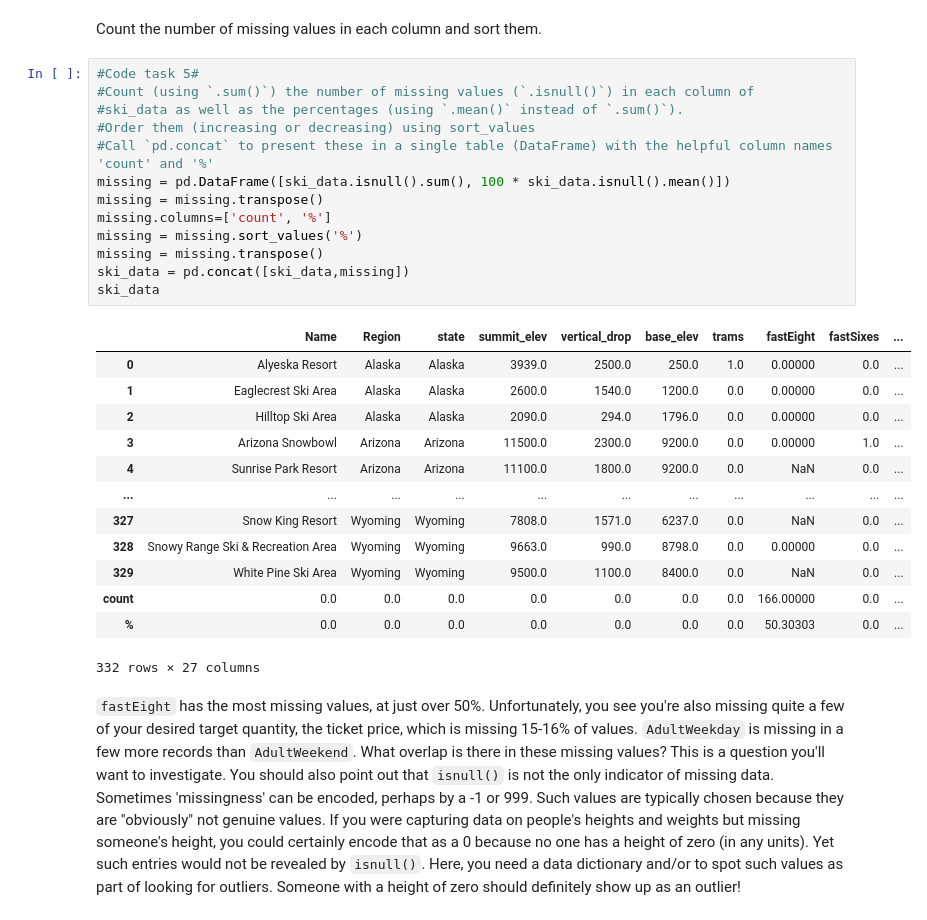
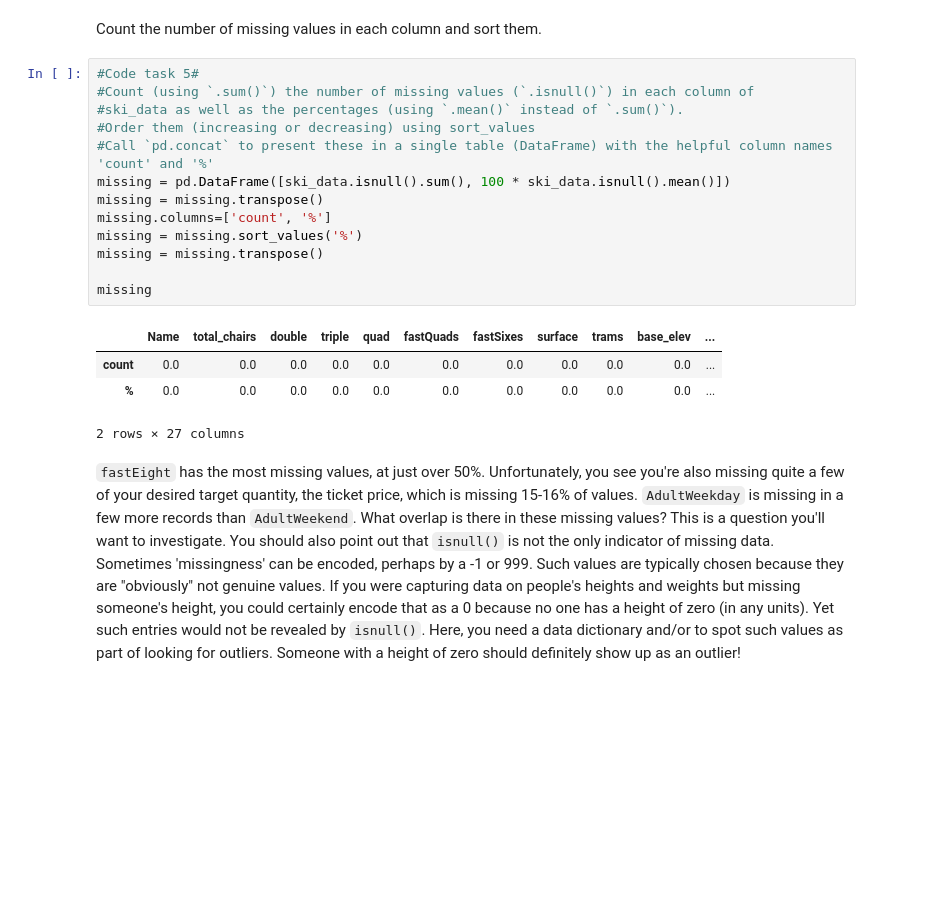
Before and after one commit to JackCWolf/DataScienceGuidedCapstone, a Jupyter notebook: Notebooks/02_data_wrangling.ipynb, the cells around one changed output. Saved outputs shown, nothing was run; the diff lists cells and outputs as text; blank space fills up the shorter version.

```diff
--- a/Notebooks/02_data_wrangling.ipynb
+++ b/Notebooks/02_data_wrangling.ipynb
@@ -165,30 +165,21 @@ Count the number of missing values in each column and sort them.
 # %%
 #Code task 5#
 #Count (using `.sum()`) the number of missing values (`.isnull()`) in each column of
 #ski_data as well as the percentages (using `.mean()` instead of `.sum()`).
 #Order them (increasing or decreasing) using sort_values
 #Call `pd.concat` to present these in a single table (DataFrame) with the helpful column names 'count' and '%'
 missing = pd.DataFrame([ski_data.isnull().sum(), 100 * ski_data.isnull().mean()])
 missing = missing.transpose()
 missing.columns=['count', '%']
 missing = missing.sort_values('%')
 missing = missing.transpose()
-ski_data = pd.concat([ski_data,missing])
-ski_data
+
+missing
 # %% [output]
-|  | Name | Region | state | summit_elev | vertical_drop | base_elev | trams | fastEight | fastSixes | ... |
-| 0 | Alyeska Resort | Alaska | Alaska | 3939.0 | 2500.0 | 250.0 | 1.0 | 0.00000 | 0.0 | ... |
-| 1 | Eaglecrest Ski Area | Alaska | Alaska | 2600.0 | 1540.0 | 1200.0 | 0.0 | 0.00000 | 0.0 | ... |
-| 2 | Hilltop Ski Area | Alaska | Alaska | 2090.0 | 294.0 | 1796.0 | 0.0 | 0.00000 | 0.0 | ... |
-| 3 | Arizona Snowbowl | Arizona | Arizona | 11500.0 | 2300.0 | 9200.0 | 0.0 | 0.00000 | 1.0 | ... |
-| 4 | Sunrise Park Resort | Arizona | Arizona | 11100.0 | 1800.0 | 9200.0 | 0.0 | NaN | 0.0 | ... |
-| ... | ... | ... | ... | ... | ... | ... | ... | ... | ... | ... |
-| 327 | Snow King Resort | Wyoming | Wyoming | 7808.0 | 1571.0 | 6237.0 | 0.0 | NaN | 0.0 | ... |
-| 328 | Snowy Range Ski & Recreation Area | Wyoming | Wyoming | 9663.0 | 990.0 | 8798.0 | 0.0 | 0.00000 | 0.0 | ... |
-| 329 | White Pine Ski Area | Wyoming | Wyoming | 9500.0 | 1100.0 | 8400.0 | 0.0 | NaN | 0.0 | ... |
-| count | 0.0 | 0.0 | 0.0 | 0.0 | 0.0 | 0.0 | 0.0 | 166.00000 | 0.0 | ... |
-| % | 0.0 | 0.0 | 0.0 | 0.0 | 0.0 | 0.0 | 0.0 | 50.30303 | 0.0 | ... |
+|  | Name | total_chairs | double | triple | quad | fastQuads | fastSixes | surface | trams | base_elev | ... |
+| count | 0.0 | 0.0 | 0.0 | 0.0 | 0.0 | 0.0 | 0.0 | 0.0 | 0.0 | 0.0 | ... |
+| % | 0.0 | 0.0 | 0.0 | 0.0 | 0.0 | 0.0 | 0.0 | 0.0 | 0.0 | 0.0 | ... |
-332 rows × 27 columns
+2 rows × 27 columns
 # %% [markdown]
 `fastEight` has the most missing values, at just over 50%. Unfortunately, you see you're also missing quite a few of your desired target quantity, the ticket price, which is missing 15-16% of values. `AdultWeekday` is missing in a few more records than `AdultWeekend`. What overlap is there in these missing values? This is a question you'll want to investigate. You should also point out that `isnull()` is not the only indicator of missing data. Sometimes 'missingness' can be encoded, perhaps by a -1 or 999. Such values are typically chosen because they are "obviously" not genuine values. If you were capturing data on people's heights and weights but missing someone's height, you could certainly encode that as a 0 because no one has a height of zero (in any units). Yet such entries would not be revealed by `isnull()`. Here, you need a data dictionary and/or to spot such values as part of looking for outliers. Someone with a height of zero should definitely show up as an outlier!
 # %% [markdown]
```
Also changed, not shown: parts of 48 cells of this notebook.
